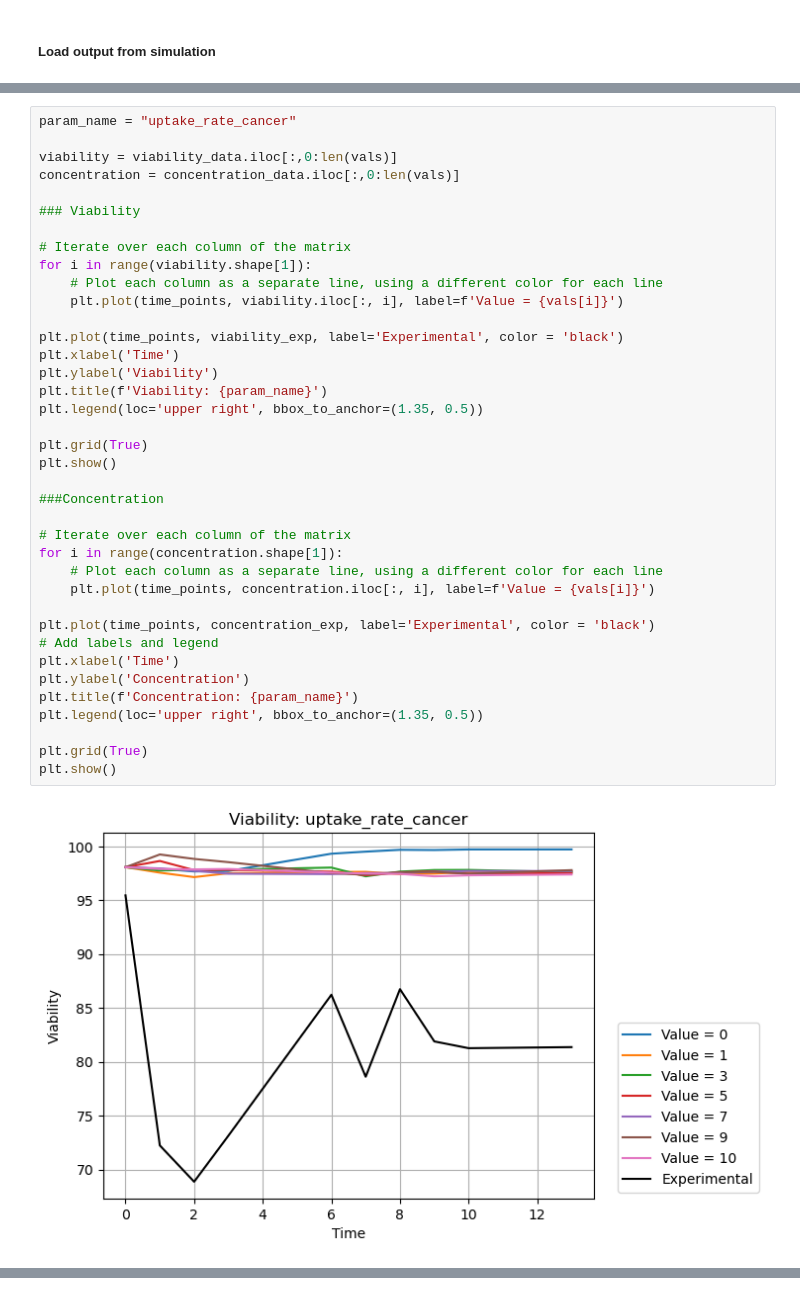
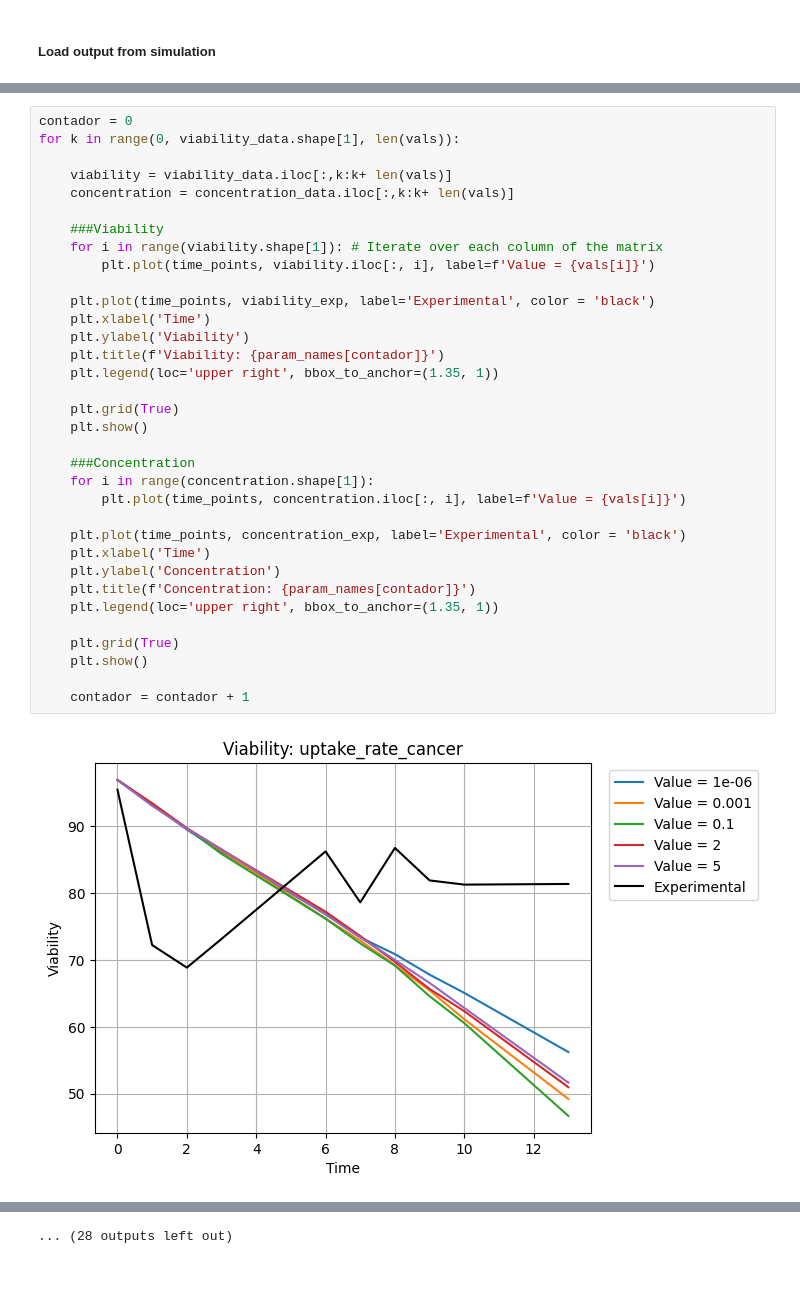
Before and after one commit to mhurtado13/NLC-CLL_HPC_exploration, a Jupyter notebook: Physicell_NLCs-CLL/scripts/Param_analysis.ipynb, the cells around one changed output, grey strips where cells are left out. Cells and saved outputs as stored; diff of their text form.

Commit message:
Parameter exploration results

```diff
--- a/Physicell_NLCs-CLL/scripts/Param_analysis.ipynb
+++ b/Physicell_NLCs-CLL/scripts/Param_analysis.ipynb
@@ -20,40 +36,36 @@ vals = [0, 1, 3, 5, 7, 9, 10]
 # %%
-param_name = "uptake_rate_cancer"
+contador = 0
+for k in range(0, viability_data.shape[1], len(vals)):
 
-viability = viability_data.iloc[:,0:len(vals)]
-concentration = concentration_data.iloc[:,0:len(vals)]
+    viability = viability_data.iloc[:,k:k+ len(vals)]
+    concentration = concentration_data.iloc[:,k:k+ len(vals)]
 
-### Viability
+    ###Viability
+    for i in range(viability.shape[1]): # Iterate over each column of the matrix
+        plt.plot(time_points, viability.iloc[:, i], label=f'Value = {vals[i]}')
 
-# Iterate over each column of the matrix
-for i in range(viability.shape[1]):
-    # Plot each column as a separate line, using a different color for each line
-    plt.plot(time_points, viability.iloc[:, i], label=f'Value = {vals[i]}')
+    plt.plot(time_points, viability_exp, label='Experimental', color = 'black')
+    plt.xlabel('Time')
+    plt.ylabel('Viability')
+    plt.title(f'Viability: {param_names[contador]}')
+    plt.legend(loc='upper right', bbox_to_anchor=(1.35, 1))
 
-plt.plot(time_points, viability_exp, label='Experimental', color = 'black')
-plt.xlabel('Time')
-plt.ylabel('Viability')
-plt.title(f'Viability: {param_name}')
-plt.legend(loc='upper right', bbox_to_anchor=(1.35, 0.5))
+    plt.grid(True)
+    plt.show()
 
-plt.grid(True)
-plt.show()
+    ###Concentration
+    for i in range(concentration.shape[1]):
+        plt.plot(time_points, concentration.iloc[:, i], label=f'Value = {vals[i]}')
 
-###Concentration
+    plt.plot(time_points, concentration_exp, label='Experimental', color = 'black')
+    plt.xlabel('Time')
+    plt.ylabel('Concentration')
+    plt.title(f'Concentration: {param_names[contador]}')
+    plt.legend(loc='upper right', bbox_to_anchor=(1.35, 1))
 
-# Iterate over each column of the matrix
-for i in range(concentration.shape[1]):
-    # Plot each column as a separate line, using a different color for each line
-    plt.plot(time_points, concentration.iloc[:, i], label=f'Value = {vals[i]}')
+    plt.grid(True)
+    plt.show()
 
-plt.plot(time_points, concentration_exp, label='Experimental', color = 'black')
-# Add labels and legend
-plt.xlabel('Time')
-plt.ylabel('Concentration')
-plt.title(f'Concentration: {param_name}')
-plt.legend(loc='upper right', bbox_to_anchor=(1.35, 0.5))
-
-plt.grid(True)
-plt.show()
+    contador = contador + 1
 # %% [output]
-[figure, old version]
+[figure, new version]
@@ -60,0 +83 @@ plt.show()
+... (28 outputs left out)
```
Also changed, not shown: parts of 14 cells of this notebook, 6 other files.
